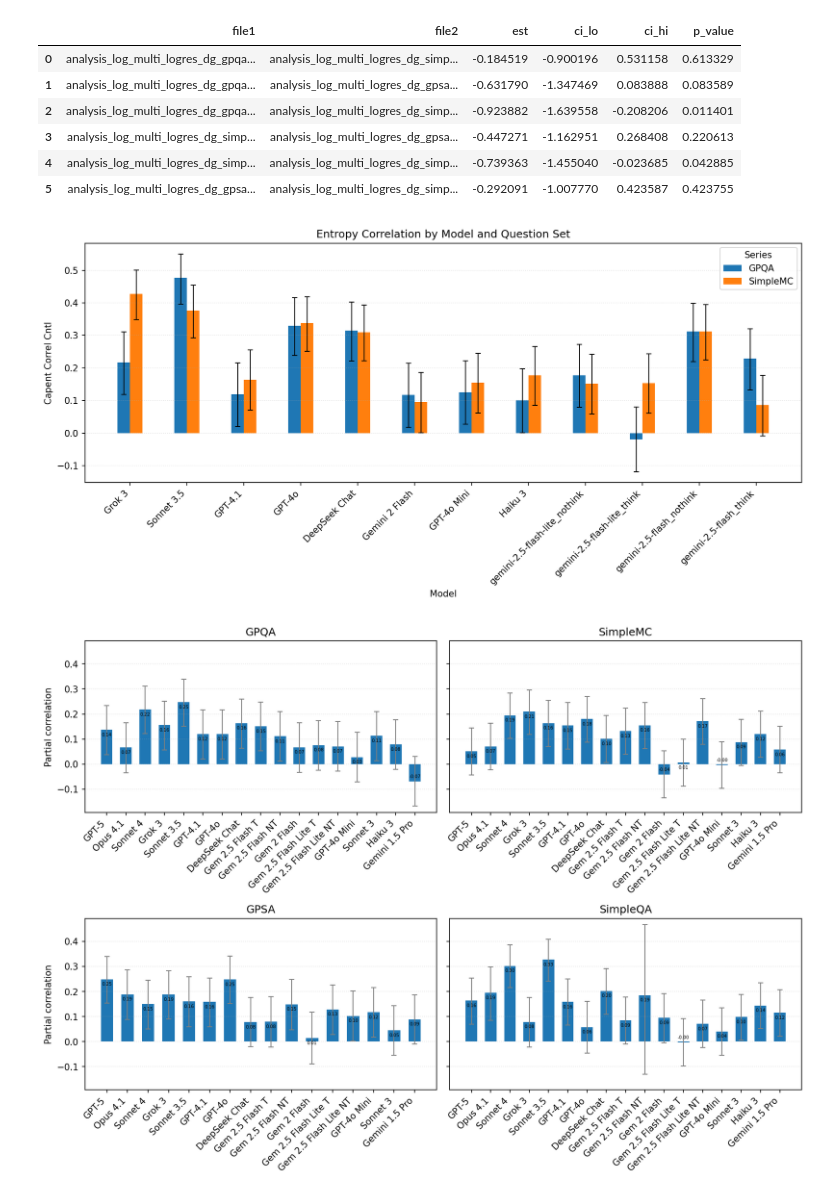
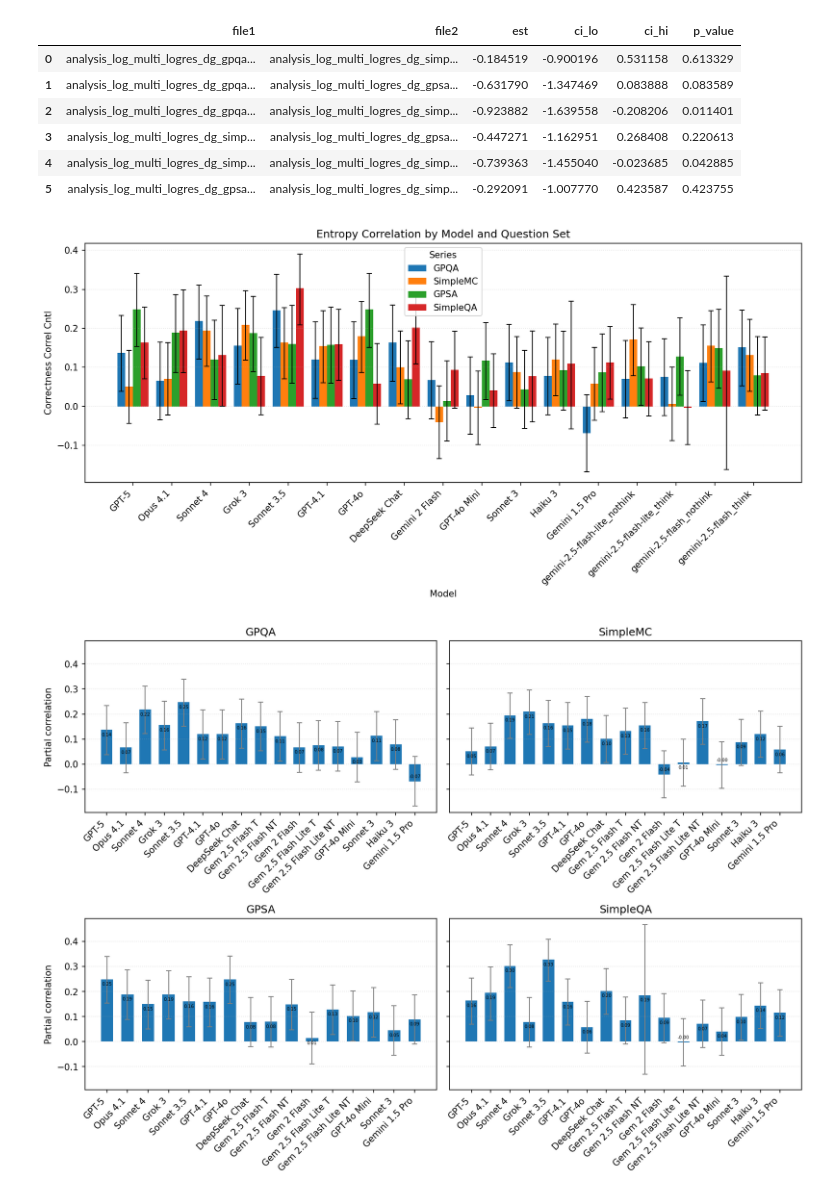
Before and after one commit to cma1114/self_awareness, a Jupyter notebook: metacog/analysis_with_visualizations.ipynb, the cells around one changed output. Cells and saved outputs as stored; diff of their text form; code cells hidden in the pictures.

```diff
--- a/metacog/analysis_with_visualizations.ipynb
+++ b/metacog/analysis_with_visualizations.ipynb
@@ -442,6 +630,7 @@ def stabilize_se(se: np.ndarray, fallback: str = 'floor') -> Tuple[np.ndarray, b
 files = ["analysis_log_multi_logres_dg_gpqa_dg_full_hist_parsed.txt", "analysis_log_multi_logres_dg_simplemc_dg_full_hist_parsed.txt", "analysis_log_multi_logres_dg_gpsa_dg_full_hist_parsed.txt", "analysis_log_multi_logres_dg_simpleqa_dg_full_hist_parsed.txt"]
 
 metrics = [
+    "Phase 1 accuracy",
 #    "Delegation rate",
 #    "Naive Confidence",
 #    "Raw introspection score",
@@ -451,7 +640,7 @@ metrics = [
     "Correctness Correl Cntl",
     "Capent Correl Cntl",            # treated as correlation (Fisher z)
 #    "Capent Correl Prob Cntl",       # treated as correlation (Fisher z)
-#    "Calibration AUC",
+    "Calibration AUC",
 #    "ECE",
     #"Brier",
     #"Brier Resolution",
@@ -461,6 +650,11 @@ metrics = [
     "Pseudo R2 Cntl",                # no CIs -> paired t
     "Game-Stated Entropy Diff",
     "Game-Stated Confounds Diff",
+    "Entropy-Game Impact",
+    "Entropy-Stated Impact",
+    "Game Confounds",
+    "Stated Confounds",
+    "Self Other Correl",
 ]
 
 for m in metrics:
@@ -707,38 +901,38 @@ metrics = [
     "Top Prob Mean",
 ]
 chance = None#0.5
 model_order=["openai-gpt-5-chat", "claude-opus-4-1-20250805", 'claude-sonnet-4-20250514', 'grok-3-latest', 'claude-3-5-sonnet-20241022', 'gpt-4.1-2025-04-14', 'gpt-4o-2024-08-06', 'deepseek-chat', "gemini-2.5-flash", 'gemini-2.0-flash-001', "gemini-2.5-flash-lite", 'gpt-4o-mini', 'claude-3-sonnet-20240229', 'claude-3-haiku-20240307', 'gemini-1.5-pro']
 
 model_aliases = {
     "openai-gpt-5-chat": "GPT-5",
     "claude-opus-4-1-20250805": "Opus 4.1",
     'claude-sonnet-4-20250514': "Sonnet 4",
     'grok-3-latest': "Grok 3",
     'claude-3-5-sonnet-20241022': "Sonnet 3.5",
     'gpt-4.1-2025-04-14': "GPT-4.1",
     'gpt-4o-2024-08-06': "GPT-4o",
     'deepseek-chat': "DeepSeek Chat",
     "gemini-2.5-flash": "Gemini 2.5 Flash",
     'gemini-2.0-flash-001': "Gemini 2 Flash",
     "gemini-2.5-flash-lite": "Gemini 2.5 Flash Lite",
     'gpt-4o-mini': "GPT-4o Mini",
     'claude-3-sonnet-20240229': "Sonnet 3",
     'claude-3-haiku-20240307': "Haiku 3",
     'gemini-1.5-pro': "Gemini 1.5 Pro",
 }
 fig, ax, df_wide = plot_metric_bars(
-    metric="Capent Correl Cntl",
-    files=files[:2],
-    series_names=["GPQA", "SimpleMC"],#, "GPSA", "SimpleQA"],
+    metric="Correctness Correl Cntl",
+    files=files,
+    series_names=["GPQA", "SimpleMC", "GPSA", "SimpleQA"],
     model_order=model_order,
     aliases=model_aliases,
     title="Entropy Correlation by Model and Question Set",
     ylabel="",
-    outfile="ent_correl_by_model.png"
+    outfile="correctness_correl_by_model.png"
     , ecolor="black", alpha_err=1.0, chance=chance
 )
 # %% [output]
-[figure, old version]
+[figure, new version]
 # %%
 import os
 from typing import List, Optional, Dict, Tuple
```
Also changed, not shown: parts of 3 cells of this notebook, 56 other files.
